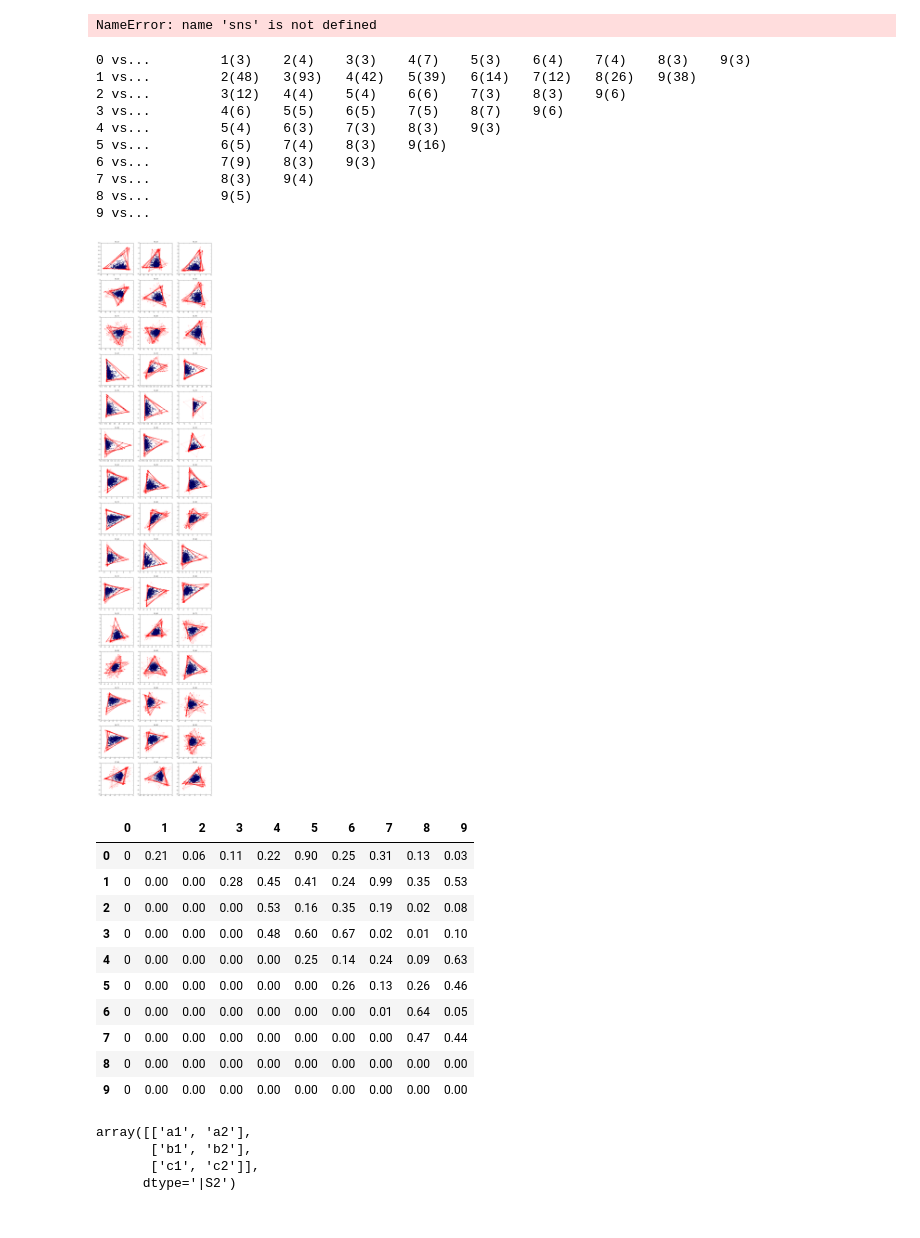
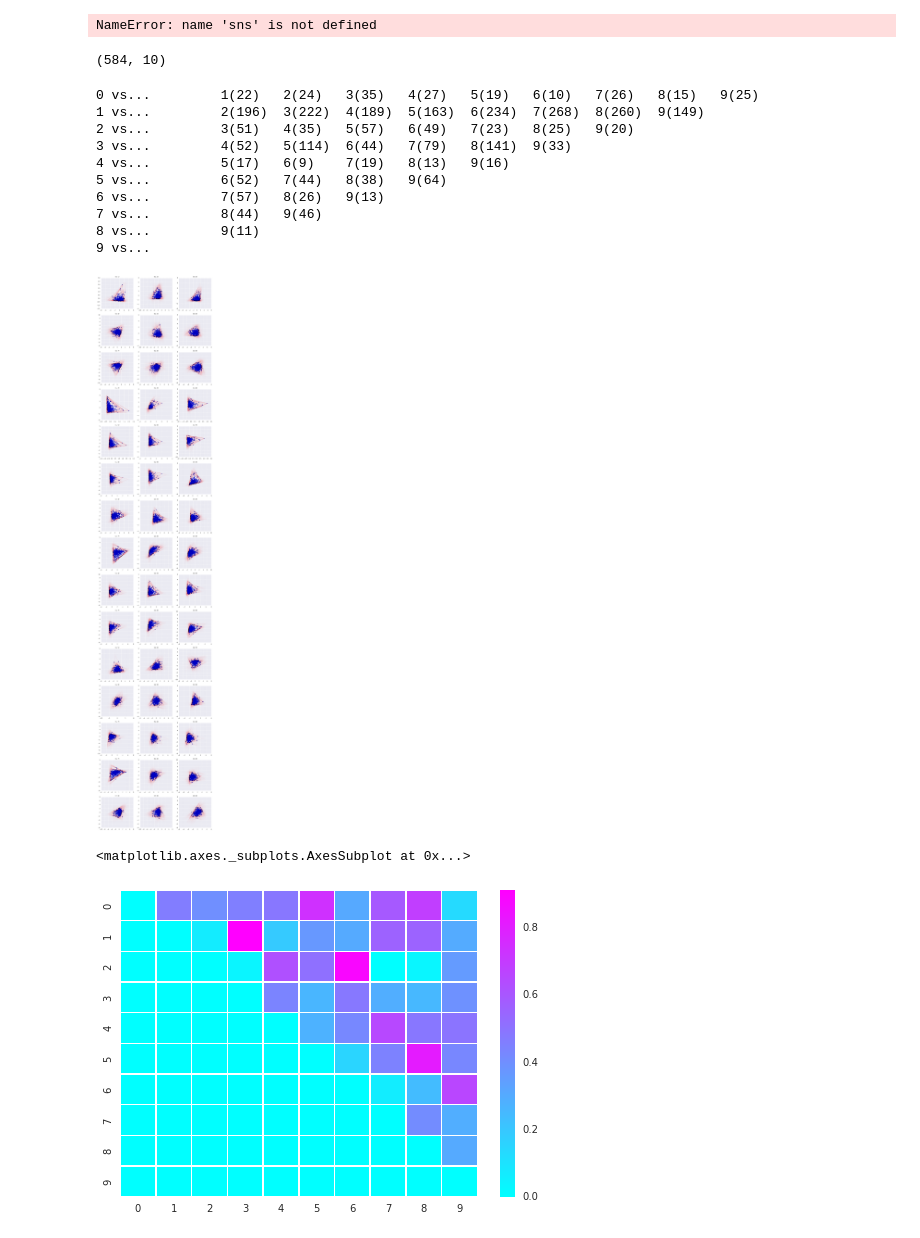
Before and after one commit to ulfaslak/MScProject-build-dataset, a Jupyter notebook: pareto_clustering/pareto_cluster.ipynb, the cells around one changed output. Cells and saved outputs as stored; diff of their text form; code cells hidden in the pictures.

```diff
--- a/pareto_clustering/pareto_cluster.ipynb
+++ b/pareto_clustering/pareto_cluster.ipynb
@@ -362,43 +362,33 @@ class Build_S:
 
     def main(self):
         return self._build_S()
+# %%
+X.shape
+# %% [output]
+(584, 10)
 # %%
 %matplotlib inline
 import numpy as np
+import pandas as pd
 X = np.loadtxt('../build_dataset/data/X.csv', delimiter=",")
 from build_S import Build_S
-P, T, C, STD_orig, STD_shuf, pair_triangles_orig, pair_triangles_shuf = Build_S(X,100,sample_size=1.0).main(visualize=True)
+P, T, C = Build_S(X,1000,sample_size=0.2).main(visualize=True)
 # %% [output]
-0 vs...         1(3)    2(4)    3(3)    4(7)    5(3)    6(4)    7(4)    8(3)    9(3)
-1 vs...         2(48)   3(93)   4(42)   5(39)   6(14)   7(12)   8(26)   9(38)
-2 vs...         3(12)   4(4)    5(4)    6(6)    7(3)    8(3)    9(6)
-3 vs...         4(6)    5(5)    6(5)    7(5)    8(7)    9(6)
-4 vs...         5(4)    6(3)    7(3)    8(3)    9(3)
-5 vs...         6(5)    7(4)    8(3)    9(16)
-6 vs...         7(9)    8(3)    9(3)
-7 vs...         8(3)    9(4)
-8 vs...         9(5)
+0 vs...         1(22)   2(24)   3(35)   4(27)   5(19)   6(10)   7(26)   8(15)   9(25)
+1 vs...         2(196)  3(222)  4(189)  5(163)  6(234)  7(268)  8(260)  9(149)
+2 vs...         3(51)   4(35)   5(57)   6(49)   7(23)   8(25)   9(20)
+3 vs...         4(52)   5(114)  6(44)   7(79)   8(141)  9(33)
+4 vs...         5(17)   6(9)    7(19)   8(13)   9(16)
+5 vs...         6(52)   7(44)   8(38)   9(64)
+6 vs...         7(57)   8(26)   9(13)
+7 vs...         8(44)   9(46)
+8 vs...         9(11)
 9 vs...
-[figure, old version]
+[figure, new version]
 # %%
 import pandas as pd
-pd.DataFrame(P)
+import seaborn as sns
+sns.heatmap(pd.DataFrame(P),cmap='cool')
 # %% [output]
-|  | 0 | 1 | 2 | 3 | 4 | 5 | 6 | 7 | 8 | 9 |
-| 0 | 0 | 0.21 | 0.06 | 0.11 | 0.22 | 0.90 | 0.25 | 0.31 | 0.13 | 0.03 |
-| 1 | 0 | 0.00 | 0.00 | 0.28 | 0.45 | 0.41 | 0.24 | 0.99 | 0.35 | 0.53 |
-| 2 | 0 | 0.00 | 0.00 | 0.00 | 0.53 | 0.16 | 0.35 | 0.19 | 0.02 | 0.08 |
-| 3 | 0 | 0.00 | 0.00 | 0.00 | 0.48 | 0.60 | 0.67 | 0.02 | 0.01 | 0.10 |
-| 4 | 0 | 0.00 | 0.00 | 0.00 | 0.00 | 0.25 | 0.14 | 0.24 | 0.09 | 0.63 |
-| 5 | 0 | 0.00 | 0.00 | 0.00 | 0.00 | 0.00 | 0.26 | 0.13 | 0.26 | 0.46 |
-| 6 | 0 | 0.00 | 0.00 | 0.00 | 0.00 | 0.00 | 0.00 | 0.01 | 0.64 | 0.05 |
-| 7 | 0 | 0.00 | 0.00 | 0.00 | 0.00 | 0.00 | 0.00 | 0.00 | 0.47 | 0.44 |
-| 8 | 0 | 0.00 | 0.00 | 0.00 | 0.00 | 0.00 | 0.00 | 0.00 | 0.00 | 0.00 |
-| 9 | 0 | 0.00 | 0.00 | 0.00 | 0.00 | 0.00 | 0.00 | 0.00 | 0.00 | 0.00 |
+<matplotlib.axes._subplots.AxesSubplot at 0x...>
+[figure, added]
-# %%
-np.array([['a1','b1','c1'],['a2','b2','c2']]).T.reshape(-1,2)
-# %% [output]
-array([['a1', 'a2'],
-       ['b1', 'b2'],
-       ['c1', 'c2']],
-      dtype='|S2')
```
Also changed, not shown: parts of 11 cells of this notebook, 19 other files.
